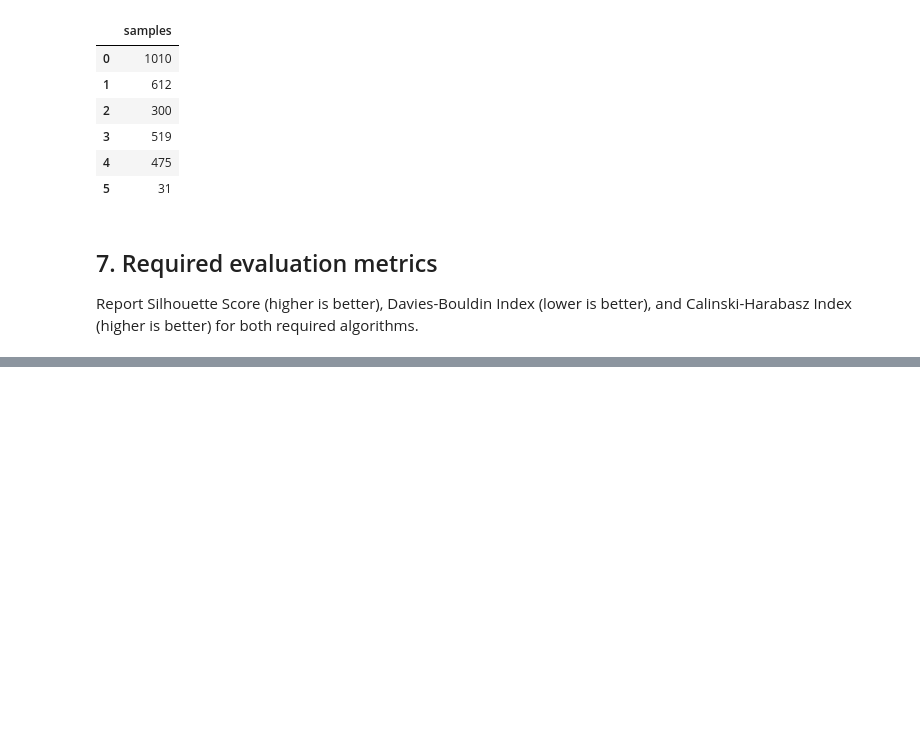
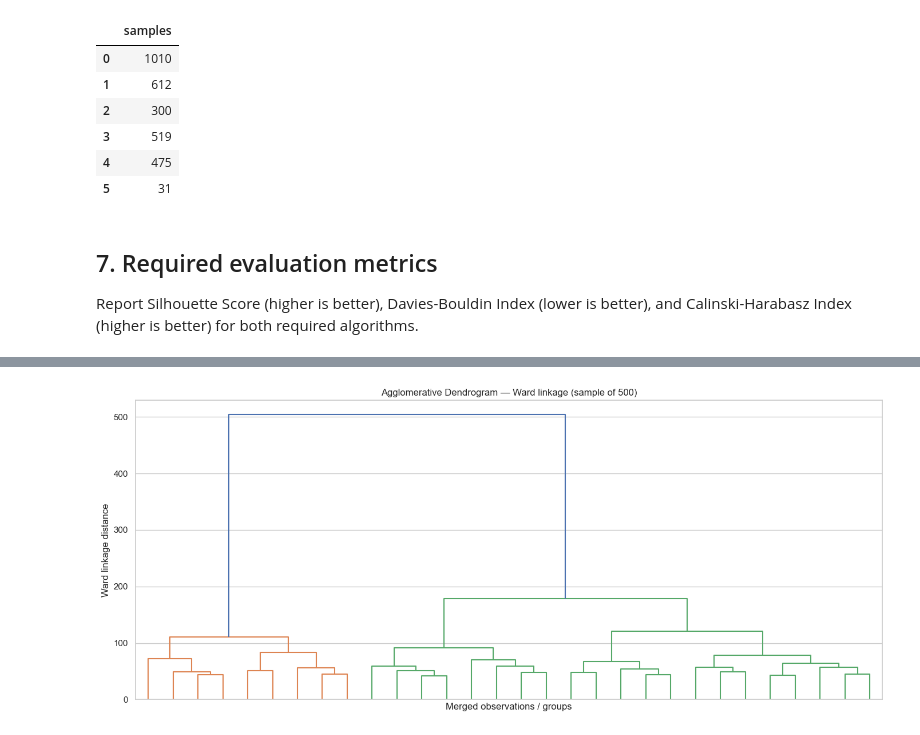
Before and after one commit to AdithyaPrasad-pro/Review1-PREDICTORS, a Jupyter notebook: notebooks/clustering.ipynb, the cells around one changed output, grey strips where cells are left out. Saved outputs shown, nothing was run; the diff lists cells and outputs as text; code cells hidden in the pictures; blank space fills up the shorter version.

```diff
--- a/notebooks/clustering.ipynb
+++ b/notebooks/clustering.ipynb
@@ -247,0 +262,17 @@ clustering_results.to_csv("clustering_comparison.csv", index=False)
+# %%
+DENDROGRAM_SAMPLE = min(500, len(X_scaled))
+dendrogram_sample = X_scaled.sample(
+    n=DENDROGRAM_SAMPLE,
+    random_state=RANDOM_STATE
+)
+
+Z = linkage(dendrogram_sample, method="ward")
+plt.figure(figsize=(14, 6))
+dendrogram(Z, truncate_mode="lastp", p=30, no_labels=True)
+plt.title(f"Agglomerative Dendrogram — Ward linkage (sample of {DENDROGRAM_SAMPLE})")
+plt.xlabel("Merged observations / groups")
+plt.ylabel("Ward linkage distance")
+plt.tight_layout()
+plt.show()
+# %% [output]
+[figure, added]
```
Also changed, not shown: parts of 11 cells of this notebook.
